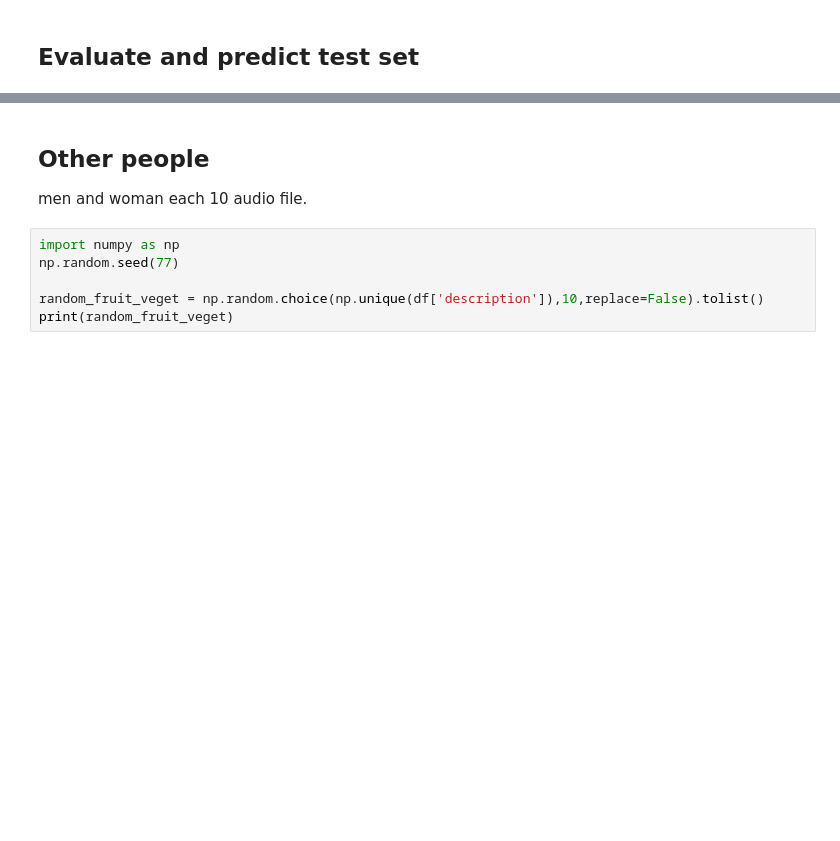
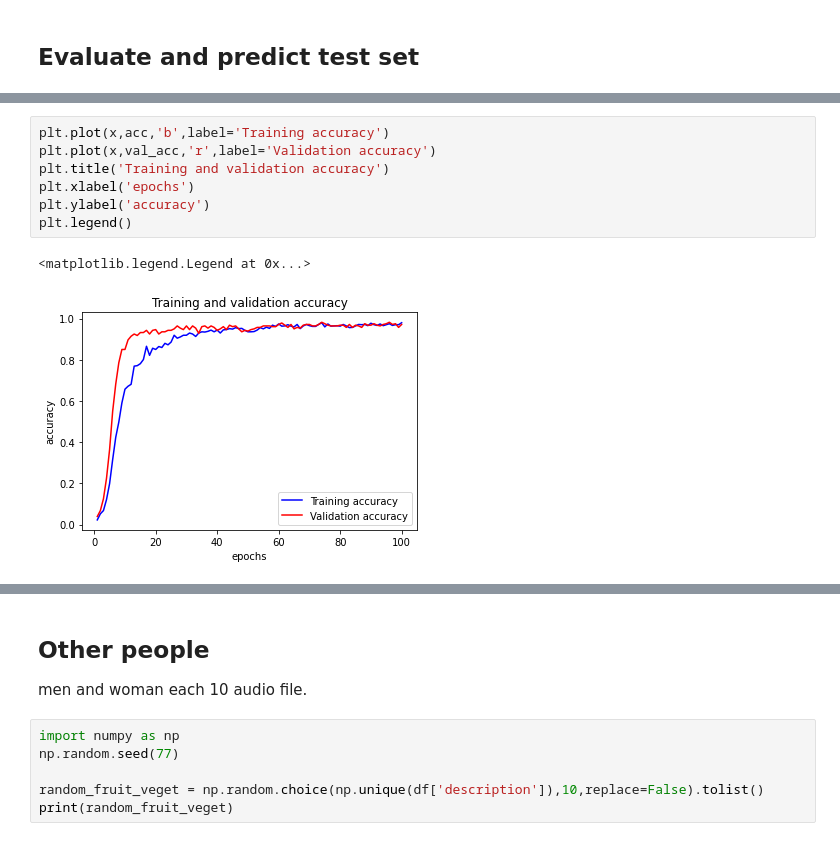
Before and after one commit to NongNNew/Project_499, a Jupyter notebook: Project_499_CNN.ipynb, the cells around one changed output, grey strips where cells are left out. Saved outputs shown, nothing was run; the diff lists cells and outputs as text; blank space fills up the shorter version.

```diff
--- a/Project_499_CNN.ipynb
+++ b/Project_499_CNN.ipynb
@@ -195,3 +195,13 @@ plt.legend()
+# %%
+plt.plot(x,acc,'b',label='Training accuracy')
+plt.plot(x,val_acc,'r',label='Validation accuracy')
+plt.title('Training and validation accuracy')
+plt.xlabel('epochs')
+plt.ylabel('accuracy')
+plt.legend()
+# %% [output]
+<matplotlib.legend.Legend at 0x...>
+[figure, added]
 # %%
 # classification report
 predicted_classes = np.argmax(np.round(model_cnn.predict(X_test[:,:,:,None])),axis=1)
```
Also changed, not shown: parts of 6 cells of this notebook.
